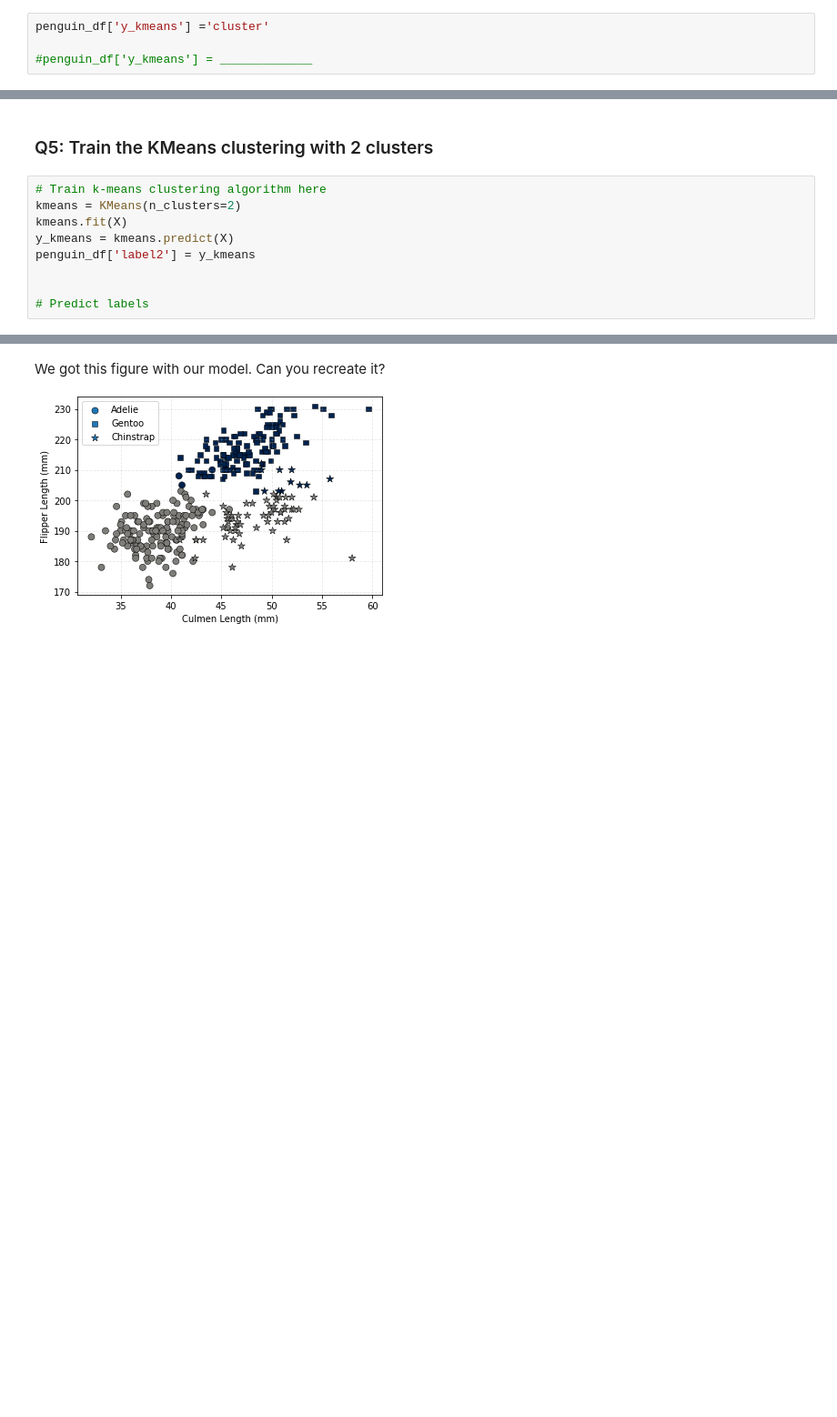
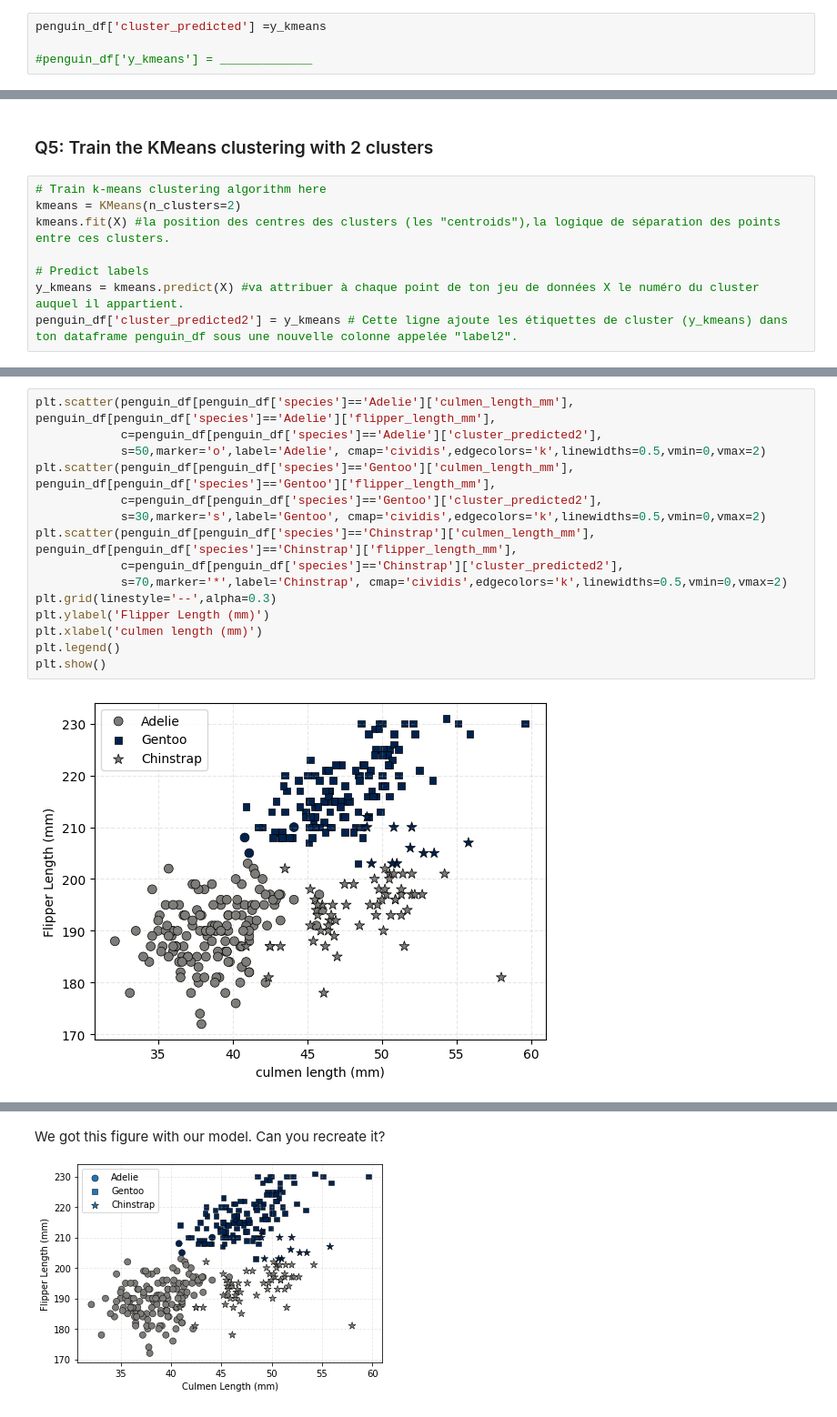
Before and after one commit to Cyp202/2025_Intro_Python, a Jupyter notebook: notebook/W4_S1.ipynb, the cells around one changed output, grey strips where cells are left out. Shown at 91% size. Cells and saved outputs as stored; diff of their text form; blank space fills up the shorter version.

```diff
--- a/notebook/W4_S1.ipynb
+++ b/notebook/W4_S1.ipynb
@@ -268,7 +273,7 @@ Now, our penguin dataset is labelled. So we can compare our clustering results w
 # %% [markdown]
 First store the predicted labels in the pandas dataframe
 # %%
-penguin_df['y_kmeans'] ='cluster'
+penguin_df['cluster_predicted'] =y_kmeans
 
 #penguin_df['y_kmeans'] = _____________
 # %% [output]
@@ -352,12 +357,11 @@ plt.show()
 [figure]
 # %% [markdown]
 ### Q5: Train the KMeans clustering with 2 clusters
-# %%
-# Train k-means clustering algorithm here
-kmeans = KMeans(n_clusters=2)
-kmeans.fit(X)
-y_kmeans = kmeans.predict(X)
-penguin_df['label2'] = y_kmeans
-
-
-# Predict labels
+# %%
+# Train k-means clustering algorithm here
+kmeans = KMeans(n_clusters=2)
+kmeans.fit(X) #la position des centres des clusters (les "centroids"),la logique de séparation des points entre ces clusters.
+
+# Predict labels
+y_kmeans = kmeans.predict(X) #va attribuer à chaque point de ton jeu de données X le numéro du cluster auquel il appartient.
+penguin_df['cluster_predicted2'] = y_kmeans # Cette ligne ajoute les étiquettes de cluster (y_kmeans) dans ton dataframe penguin_df sous une nouvelle colonne appelée "label2".
@@ -363,0 +390,17 @@ penguin_df['label2'] = y_kmeans
+# %%
+plt.scatter(penguin_df[penguin_df['species']=='Adelie']['culmen_length_mm'], penguin_df[penguin_df['species']=='Adelie']['flipper_length_mm'],
+            c=penguin_df[penguin_df['species']=='Adelie']['cluster_predicted2'],
+            s=50,marker='o',label='Adelie', cmap='cividis',edgecolors='k',linewidths=0.5,vmin=0,vmax=2)
+plt.scatter(penguin_df[penguin_df['species']=='Gentoo']['culmen_length_mm'], penguin_df[penguin_df['species']=='Gentoo']['flipper_length_mm'],
+            c=penguin_df[penguin_df['species']=='Gentoo']['cluster_predicted2'],
+            s=30,marker='s',label='Gentoo', cmap='cividis',edgecolors='k',linewidths=0.5,vmin=0,vmax=2)
+plt.scatter(penguin_df[penguin_df['species']=='Chinstrap']['culmen_length_mm'], penguin_df[penguin_df['species']=='Chinstrap']['flipper_length_mm'],
+            c=penguin_df[penguin_df['species']=='Chinstrap']['cluster_predicted2'],
+            s=70,marker='*',label='Chinstrap', cmap='cividis',edgecolors='k',linewidths=0.5,vmin=0,vmax=2)
+plt.grid(linestyle='--',alpha=0.3)
+plt.ylabel('Flipper Length (mm)')
+plt.xlabel('culmen length (mm)')
+plt.legend()
+plt.show()
+# %% [output]
+[figure, added]
```
Also changed, not shown: parts of 13 cells of this notebook.
